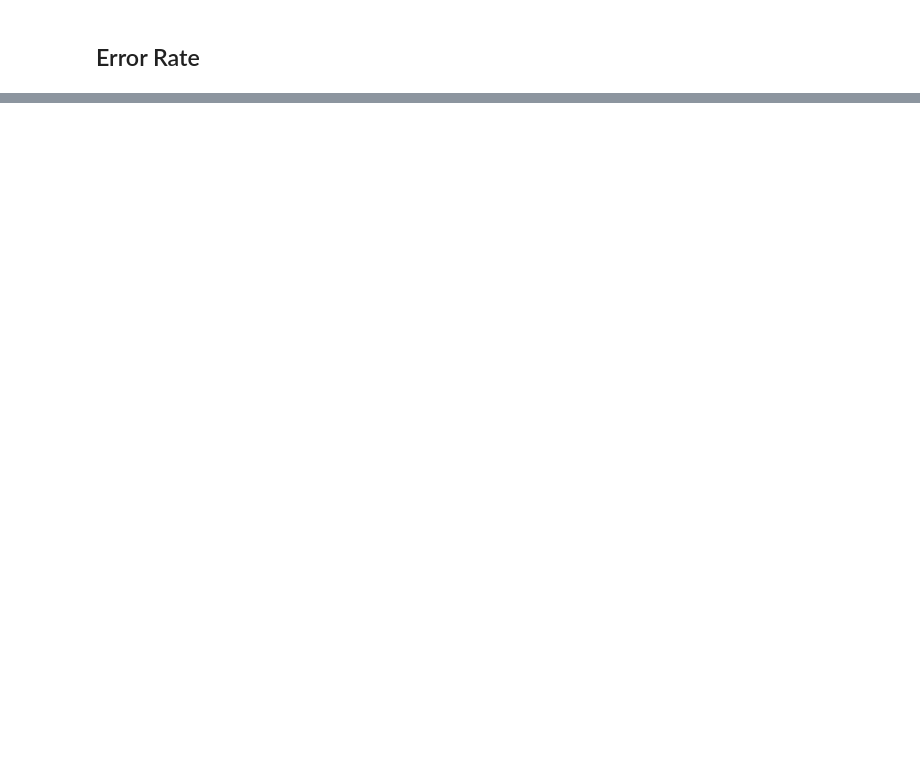
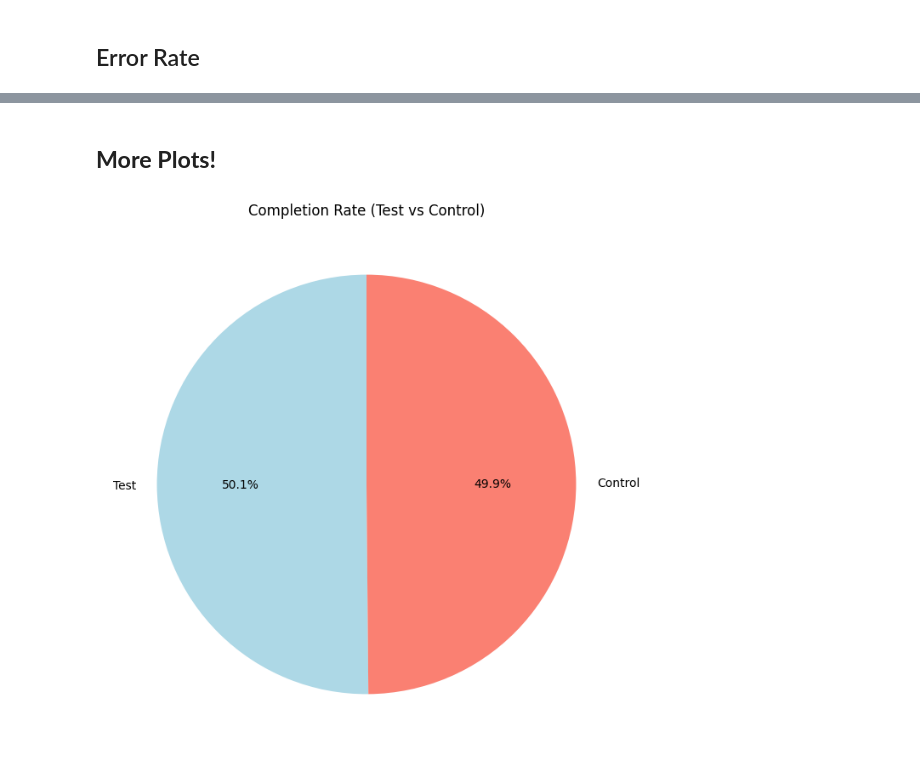
Before and after one commit to bruhu/vanguard-cx-project, a Jupyter notebook: notebooks/bru/kpi_calculations.ipynb, the cells around one changed output, grey strips where cells are left out. Drawn from its saved outputs; the diff is of its cells as text; code cells hidden in the pictures; blank space fills up the shorter version.

```diff
--- a/notebooks/bru/kpi_calculations.ipynb
+++ b/notebooks/bru/kpi_calculations.ipynb
@@ -482,0 +638,16 @@ Total number of errors across all clients: 13522
+# %% [markdown]
+## **More Plots!**
+# %%
+# **Completion Rate Comparison - Pie Chart**
+def plot_completion_rate_pie(test_completion_rate, control_completion_rate):
+    completion_rate_data = {
+        'Version': ['Test', 'Control'],
+        'Completion Rate': [test_completion_rate, control_completion_rate]
+    }
+    completion_rate_df = pd.DataFrame(completion_rate_data)
+
+    # Pie chart
+    plt.figure(figsize=(8, 8))
+    plt.pie(completion_rate_df['Completion Rate'], labels=completion_rate_df['Version'], autopct='%1.1f%%', startangle=90, colors=['lightblue', 'salmon'])
+    plt.title('Completion Rate (Test vs Control)')
+    plt.show()
@@ -482,0 +692,5 @@ Total number of errors across all clients: 13522
+# %%
+# plot the results
+plot_completion_rate_pie(test_completion_rate, control_completion_rate)
+# %% [output]
+[figure, added]
```
Also changed, not shown: parts of 21 cells of this notebook, 1 other file.
